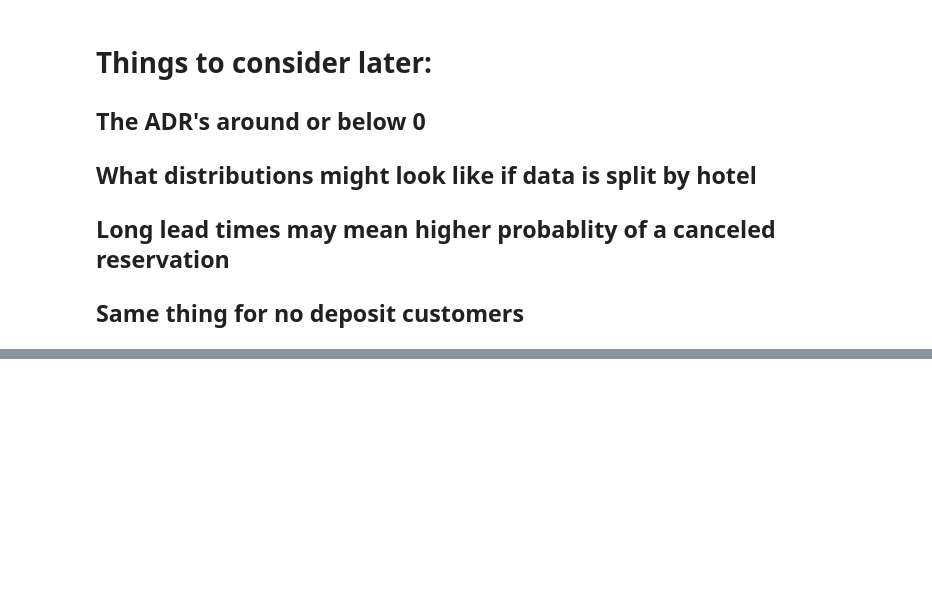
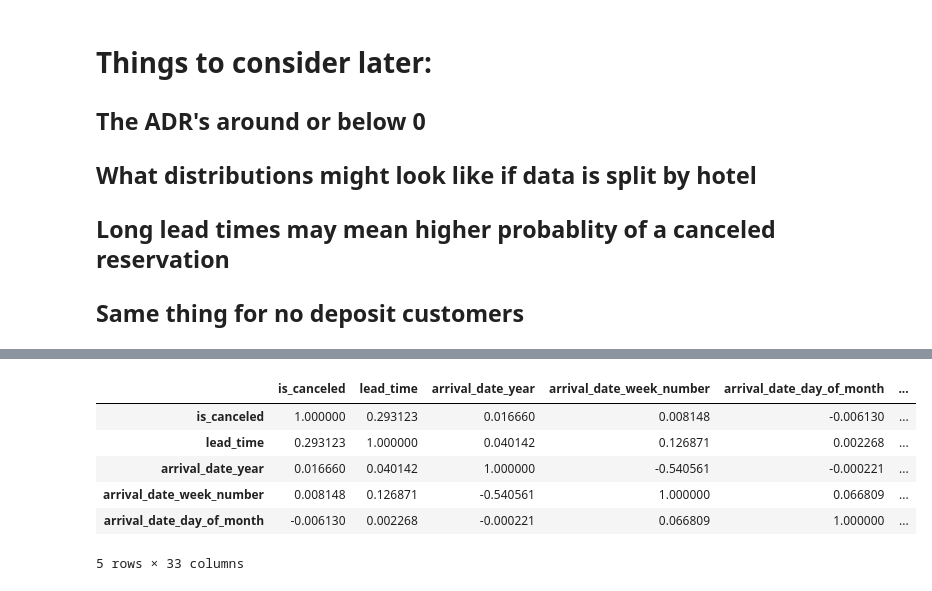
Before and after one commit to josephburton06/Hotel-Bookings, a Jupyter notebook: hotel_bookings.ipynb, the cells around one changed output, grey strips where cells are left out. Cells and saved outputs as stored; diff of their text form; code cells hidden in the pictures; blank space fills up the shorter version.

```diff
--- a/hotel_bookings.ipynb
+++ b/hotel_bookings.ipynb
@@ -267,0 +303,11 @@ for i, col in enumerate(df1.columns):
+# %%
+corr_df = pd.DataFrame(df.select_dtypes(include=['float64','int64']).corr())
+corr_df.head()
+# %% [output]
+|  | is_canceled | lead_time | arrival_date_year | arrival_date_week_number | arrival_date_day_of_month | ... |
+| is_canceled | 1.000000 | 0.293123 | 0.016660 | 0.008148 | -0.006130 | ... |
+| lead_time | 0.293123 | 1.000000 | 0.040142 | 0.126871 | 0.002268 | ... |
+| arrival_date_year | 0.016660 | 0.040142 | 1.000000 | -0.540561 | -0.000221 | ... |
+| arrival_date_week_number | 0.008148 | 0.126871 | -0.540561 | 1.000000 | 0.066809 | ... |
+| arrival_date_day_of_month | -0.006130 | 0.002268 | -0.000221 | 0.066809 | 1.000000 | ... |
+5 rows × 33 columns
```
Also changed, not shown: parts of 11 cells of this notebook.
